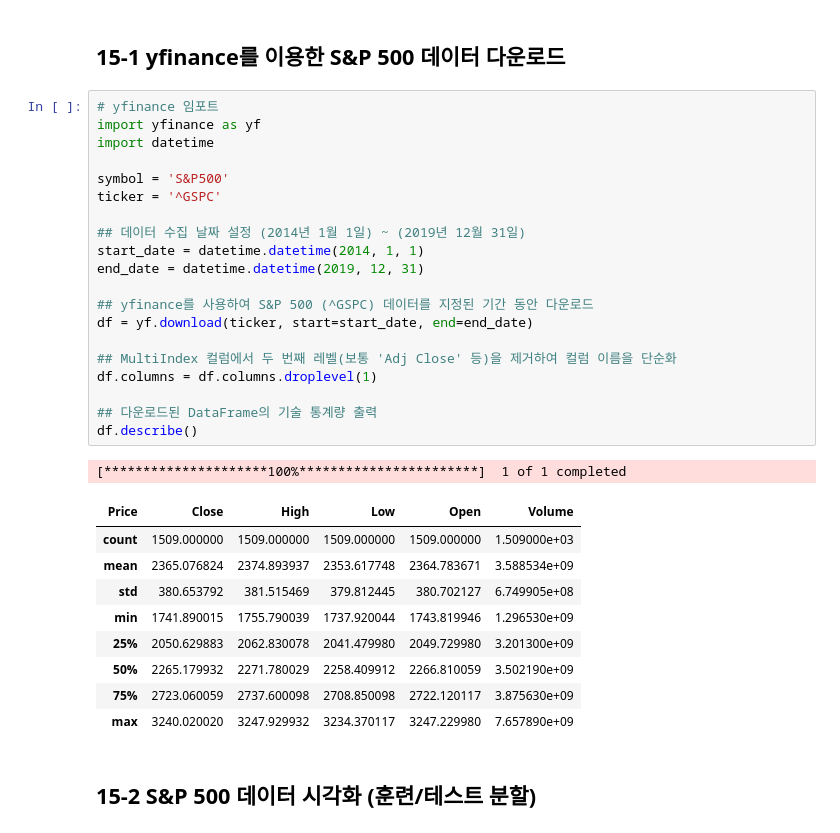
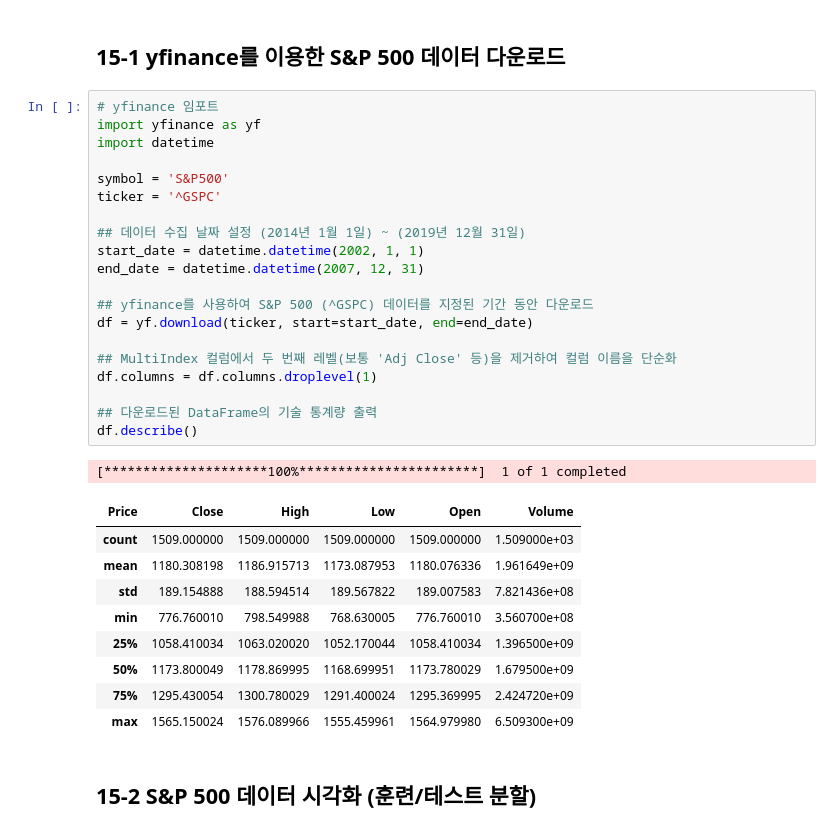
Before and after one commit to hr7git/Data-Analysis-with-Open-Source, a Jupyter notebook: 오픈소스_데이터_분석_15강.ipynb, the cells around one changed output. Drawn from its saved outputs; the diff is of its cells as text.

```diff
--- a/오픈소스_데이터_분석_15강.ipynb
+++ b/오픈소스_데이터_분석_15강.ipynb
@@ -62,34 +62,34 @@ plt.rc('font', family='NanumBarunGothic')
 # %%
 # yfinance 임포트
 import yfinance as yf
 import datetime
 
 symbol = 'S&P500'
 ticker = '^GSPC'
 
 ## 데이터 수집 날짜 설정 (2014년 1월 1일) ~ (2019년 12월 31일)
-start_date = datetime.datetime(2014, 1, 1)
-end_date = datetime.datetime(2019, 12, 31)
+start_date = datetime.datetime(2002, 1, 1)
+end_date = datetime.datetime(2007, 12, 31)
 
 ## yfinance를 사용하여 S&P 500 (^GSPC) 데이터를 지정된 기간 동안 다운로드
 df = yf.download(ticker, start=start_date, end=end_date)
 
 ## MultiIndex 컬럼에서 두 번째 레벨(보통 'Adj Close' 등)을 제거하여 컬럼 이름을 단순화
 df.columns = df.columns.droplevel(1)
 
 ## 다운로드된 DataFrame의 기술 통계량 출력
 df.describe()
 # %% [output]
 [*********************100%***********************]  1 of 1 completed
 | Price | Close | High | Low | Open | Volume |
 | count | 1509.000000 | 1509.000000 | 1509.000000 | 1509.000000 | 1.509000e+03 |
-| mean | 2365.076824 | 2374.893937 | 2353.617748 | 2364.783671 | 3.588534e+09 |
-| std | 380.653792 | 381.515469 | 379.812445 | 380.702127 | 6.749905e+08 |
-| min | 1741.890015 | 1755.790039 | 1737.920044 | 1743.819946 | 1.296530e+09 |
-| 25% | 2050.629883 | 2062.830078 | 2041.479980 | 2049.729980 | 3.201300e+09 |
-| 50% | 2265.179932 | 2271.780029 | 2258.409912 | 2266.810059 | 3.502190e+09 |
-| 75% | 2723.060059 | 2737.600098 | 2708.850098 | 2722.120117 | 3.875630e+09 |
-| max | 3240.020020 | 3247.929932 | 3234.370117 | 3247.229980 | 7.657890e+09 |
+| mean | 1180.308198 | 1186.915713 | 1173.087953 | 1180.076336 | 1.961649e+09 |
+| std | 189.154888 | 188.594514 | 189.567822 | 189.007583 | 7.821436e+08 |
+| min | 776.760010 | 798.549988 | 768.630005 | 776.760010 | 3.560700e+08 |
+| 25% | 1058.410034 | 1063.020020 | 1052.170044 | 1058.410034 | 1.396500e+09 |
+| 50% | 1173.800049 | 1178.869995 | 1168.699951 | 1173.780029 | 1.679500e+09 |
+| 75% | 1295.430054 | 1300.780029 | 1291.400024 | 1295.369995 | 2.424720e+09 |
+| max | 1565.150024 | 1576.089966 | 1555.459961 | 1564.979980 | 6.509300e+09 |
 # %% [markdown]
 ## 15-2 S&P 500 데이터 시각화 (훈련/테스트 분할)
 # %%
```
Also changed, not shown: parts of 18 cells of this notebook.
